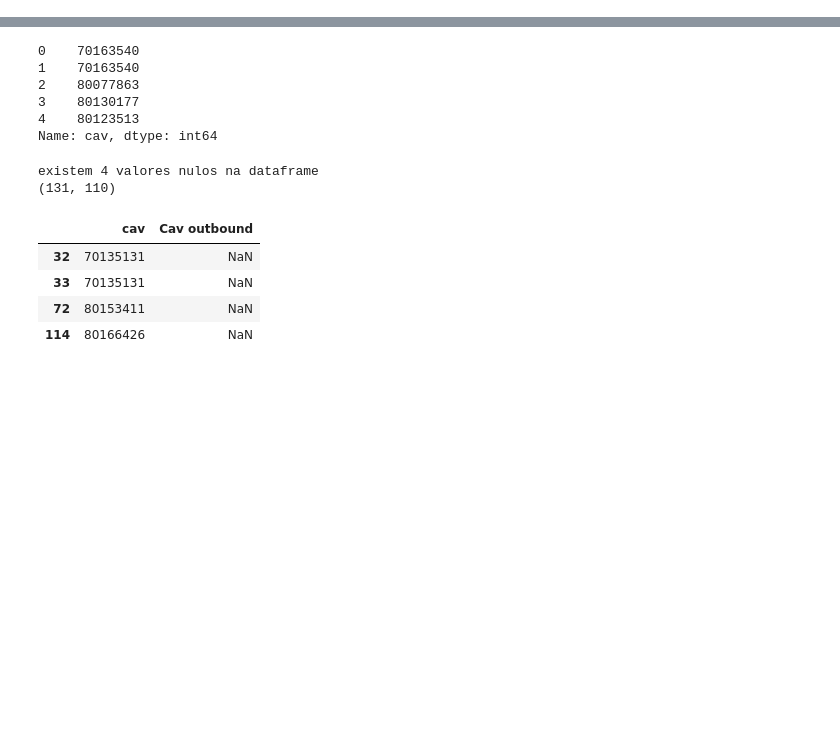
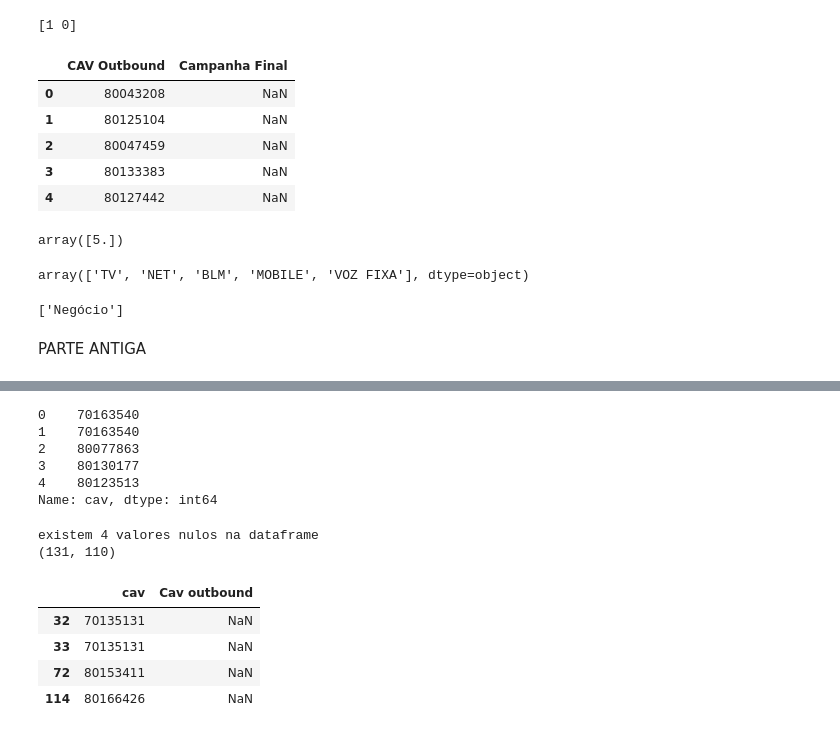
Before and after one commit to josepmatias/ONE, a Jupyter notebook: auto_one.ipynb, the cells around one changed output, grey strips where cells are left out. Drawn from its saved outputs; the diff is of its cells as text; code cells hidden in the pictures; blank space fills up the shorter version.

```diff
--- a/auto_one.ipynb
+++ b/auto_one.ipynb
@@ -9,3 +76,48 @@ Requirement already satisfied: pyxlsb in /usr/local/lib/python3.10/dist-packages
+# %%
+#criar tabela "cadastro_auto" para criar coluna auto no ciclo de activações
+
+#certificar que cada cav outbound tem uma única "campanha final"
+print(cadastro_df.groupby("CAV Outbound") ["Campanha Final"].nunique().unique())
+
+cadastro_auto=cadastro_df[["CAV Outbound", "Campanha Final"]].drop_duplicates("CAV Outbound", ignore_index=True)
+
+cadastro_auto.head()
+# %% [output]
+[1 0]
+|  | CAV Outbound | Campanha Final |
+| 0 | 80043208 | NaN |
+| 1 | 80125104 | NaN |
+| 2 | 80047459 | NaN |
+| 3 | 80133383 | NaN |
+| 4 | 80127442 | NaN |
+# %%
+#activacoes_df.columns
+#activacoes_df[["Tipo", "Negócio", "Upfront €"]]
+
+#analisar
+
+#máscara coluna "tipo"
+tipo_mask1=activacoes_df["Tipo"].str.contains("serviço", case=False)
+tipo_mask2=activacoes_df["Tipo"].str.contains("ciclo", case=False)
+
+#máscara coluna negócio - excluir alarmes
+negocio_mask1=~activacoes_df["Negócio"].str.contains("alarme", case=False)
+
+daf_mask=activacoes_df["Analise DAF"].str.contains("dth para cabo", case=False)
+
+activacoes_df.loc[(tipo_mask1) & (tipo_mask2) & (daf_mask), "Upfront €"].unique()
+# %% [output]
+array([5.])
+# %%
+activacoes_df.loc[(tipo_mask1) & (tipo_mask2), "Negócio"].unique()
+# %% [output]
+array(['TV', 'NET', 'BLM', 'MOBILE', 'VOZ FIXA'], dtype=object)
+# %%
+[i for i in activacoes_df if i.find("Negócio")!=-1]
+# %% [output]
+['Negócio']
+# %% [markdown]
+PARTE ANTIGA
 # %%
 #actualização de nomes de ficheiros e filtros
 
```
Also changed, not shown: parts of 7 cells of this notebook.
